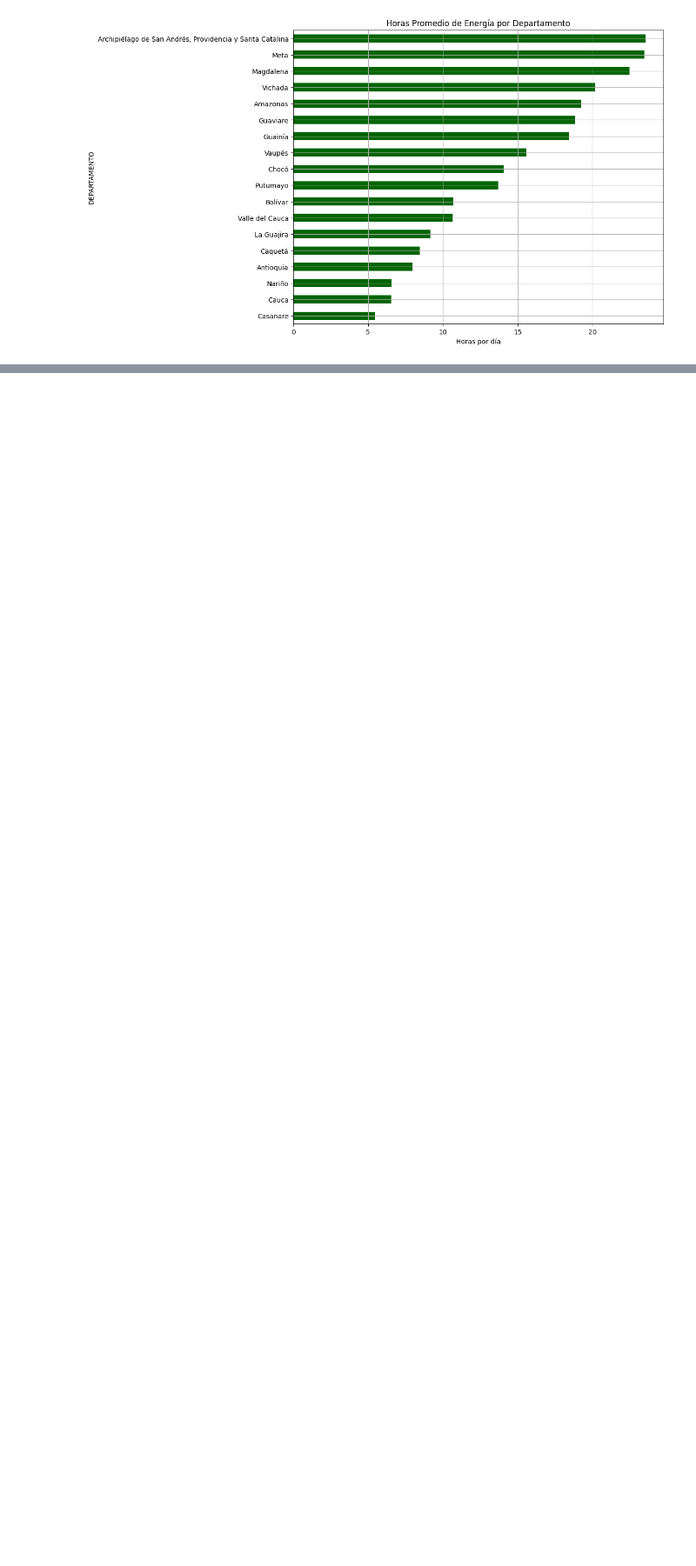
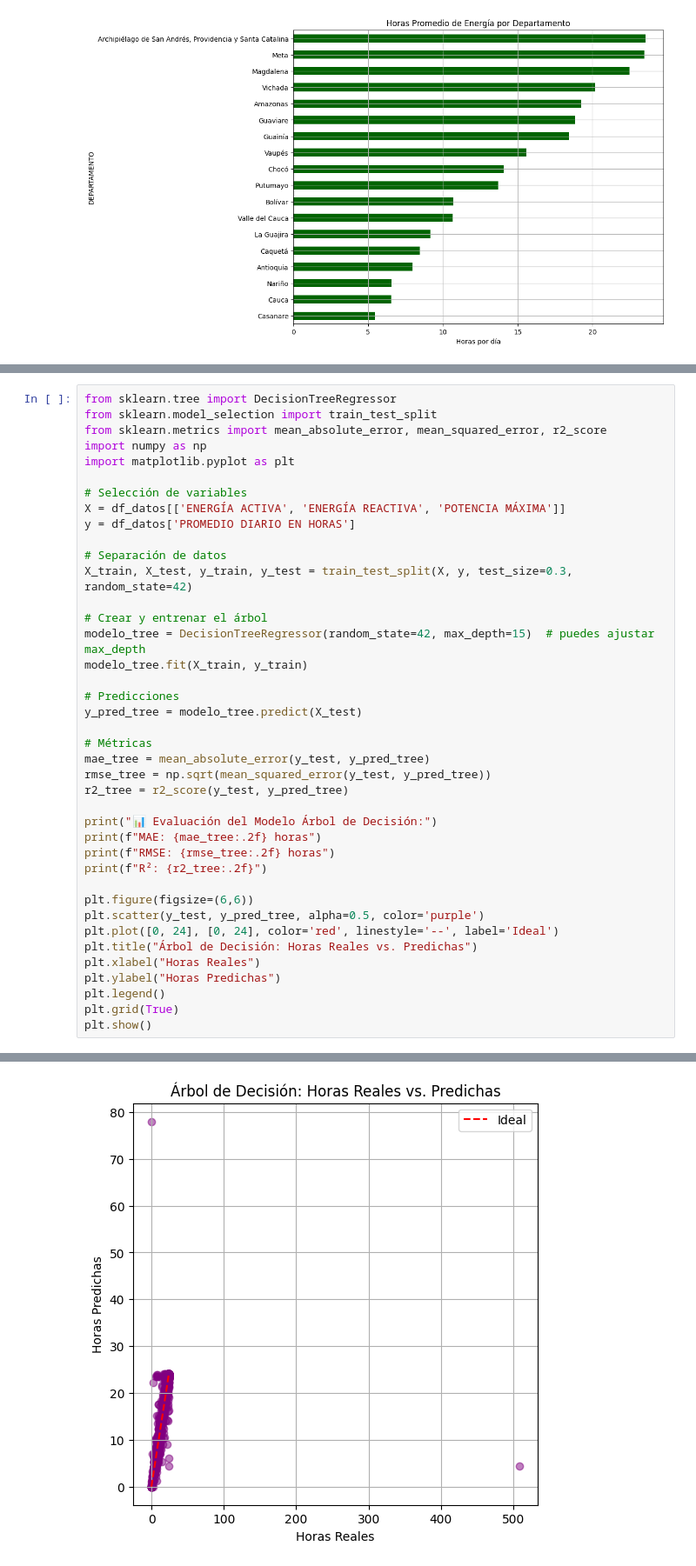
Before and after one commit to sebasflorezo/Proyecto-IA-Grupo-2, a Jupyter notebook: notebooks/Practica_Proyecto.ipynb, the cells around one changed output, grey strips where cells are left out. Shown: that part at 87% size. Saved outputs shown, nothing was run; the diff lists cells and outputs as text; blank space fills up the shorter version.

```diff
--- a/notebooks/Practica_Proyecto.ipynb
+++ b/notebooks/Practica_Proyecto.ipynb
@@ -987,0 +1069,41 @@ plt.show()
+# %%
+from sklearn.tree import DecisionTreeRegressor
+from sklearn.model_selection import train_test_split
+from sklearn.metrics import mean_absolute_error, mean_squared_error, r2_score
+import numpy as np
+import matplotlib.pyplot as plt
+
+# Selección de variables
+X = df_datos[['ENERGÍA ACTIVA', 'ENERGÍA REACTIVA', 'POTENCIA MÁXIMA']]
+y = df_datos['PROMEDIO DIARIO EN HORAS']
+
+# Separación de datos
+X_train, X_test, y_train, y_test = train_test_split(X, y, test_size=0.3, random_state=42)
+
+# Crear y entrenar el árbol
+modelo_tree = DecisionTreeRegressor(random_state=42, max_depth=15)  # puedes ajustar max_depth
+modelo_tree.fit(X_train, y_train)
+
+# Predicciones
+y_pred_tree = modelo_tree.predict(X_test)
+
+# Métricas
+mae_tree = mean_absolute_error(y_test, y_pred_tree)
+rmse_tree = np.sqrt(mean_squared_error(y_test, y_pred_tree))
+r2_tree = r2_score(y_test, y_pred_tree)
+
+print("📊 Evaluación del Modelo Árbol de Decisión:")
+print(f"MAE: {mae_tree:.2f} horas")
+print(f"RMSE: {rmse_tree:.2f} horas")
+print(f"R²: {r2_tree:.2f}")
+
+plt.figure(figsize=(6,6))
+plt.scatter(y_test, y_pred_tree, alpha=0.5, color='purple')
+plt.plot([0, 24], [0, 24], color='red', linestyle='--', label='Ideal')
+plt.title("Árbol de Decisión: Horas Reales vs. Predichas")
+plt.xlabel("Horas Reales")
+plt.ylabel("Horas Predichas")
+plt.legend()
+plt.grid(True)
+plt.show()
+# %% [output]
@@ -987,0 +1114 @@ plt.show()
+[figure, added]
```
Also changed, not shown: parts of 14 cells of this notebook.
